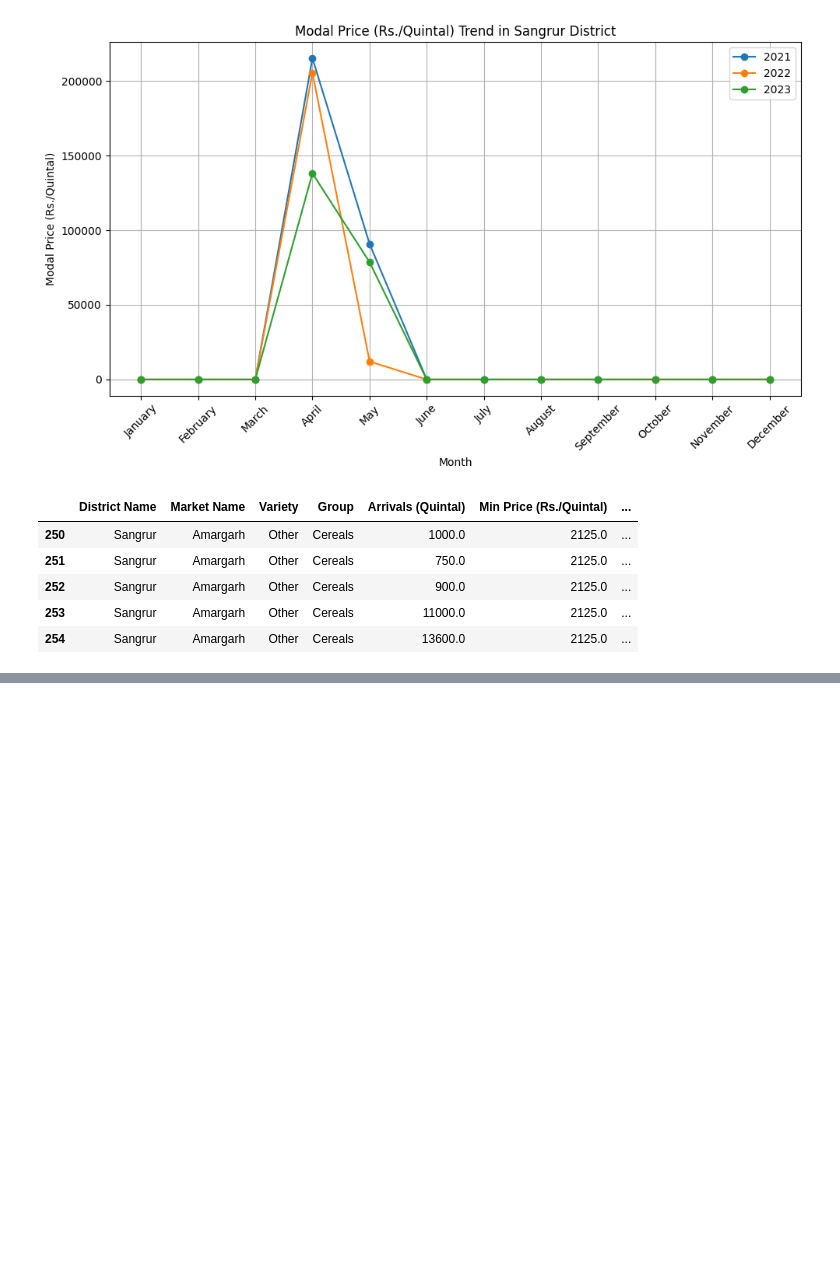
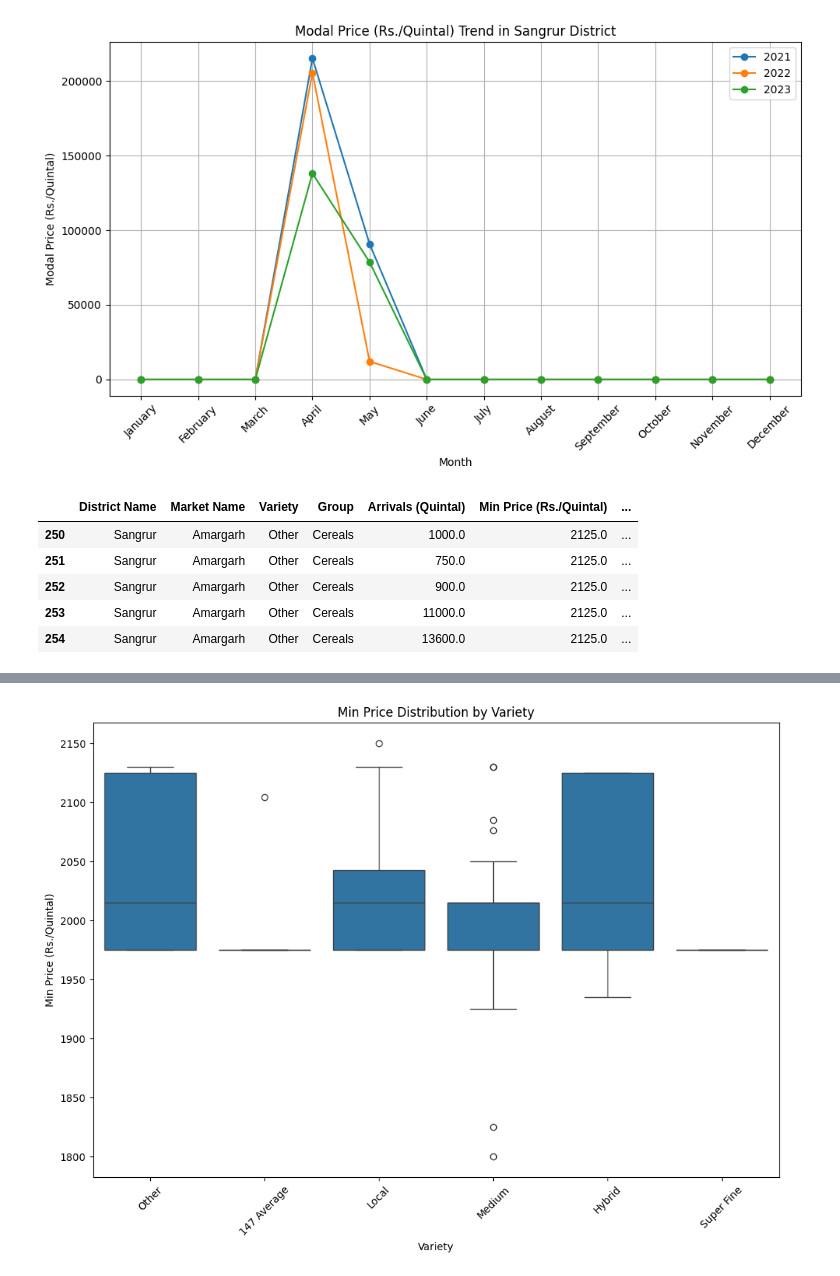
Before and after one commit to akshayerk12/Agri_data_work, a Jupyter notebook: Visualization.ipynb, the cells around one changed output, grey strips where cells are left out. Cells and saved outputs as stored; diff of their text form; code cells hidden in the pictures; blank space fills up the shorter version.

```diff
--- a/Visualization.ipynb
+++ b/Visualization.ipynb
@@ -116,0 +147,11 @@ df.head()
+# %%
+import seaborn as sns
+import matplotlib.pyplot as plt
+
+plt.figure(figsize=(12, 8))
+sns.boxplot(x='Variety', y='Min Price (Rs./Quintal)', data=df)
+plt.xticks(rotation=45)
+plt.title('Min Price Distribution by Variety')
+plt.show()
+# %% [output]
+[figure, added]
```
Also changed, not shown: parts of 4 cells of this notebook.
